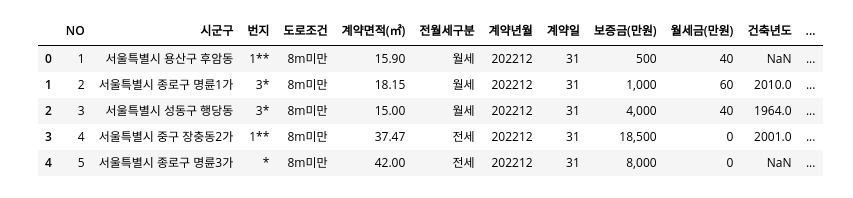
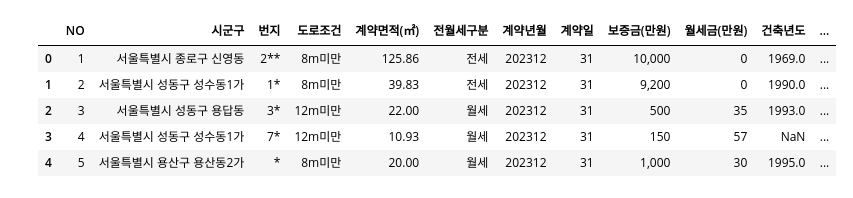
Before and after one commit to skqkrl/SDC_project, a Jupyter notebook: geumhui.ipynb, the cells around one changed output. Saved outputs shown, nothing was run; the diff lists cells and outputs as text; code cells hidden in the pictures.

Commit message:
2025-06-11_단독다가구

```diff
--- a/geumhui.ipynb
+++ b/geumhui.ipynb
@@ -1,12 +1,17 @@
 # %%
 import pandas as pd
 # %%
-df_2021 = pd.read_csv("C:/Users/rmagm/OneDrive/바탕 화면/vscode/서울특별시 단독,다가구 전월세 데이터/단독다가구(전월세)_실거래가_2022년.csv",  encoding='cp949', header=15)
+df_2021 = pd.read_csv("C:/Users/rmagm/OneDrive/바탕 화면/vscode/단독다가구/단독다가구(전월세)_실거래가_2021년.csv",  encoding='cp949', header=15)
+df_2022 = pd.read_csv("C:/Users/rmagm/OneDrive/바탕 화면/vscode/단독다가구/단독다가구(전월세)_실거래가_2022년.csv",  encoding='cp949', header=15)
+df_2023 = pd.read_csv("C:/Users/rmagm/OneDrive/바탕 화면/vscode/단독다가구/단독다가구(전월세)_실거래가_2023년.csv",  encoding='cp949', header=15)
+
 df_2021.head()
+df_2022.head()
+df_2023.head()
 # %% [output]
 |  | NO | 시군구 | 번지 | 도로조건 | 계약면적(㎡) | 전월세구분 | 계약년월 | 계약일 | 보증금(만원) | 월세금(만원) | 건축년도 | ... |
-| 0 | 1 | 서울특별시 용산구 후암동 | 1** | 8m미만 | 15.90 | 월세 | 202212 | 31 | 500 | 40 | NaN | ... |
-| 1 | 2 | 서울특별시 종로구 명륜1가 | 3* | 8m미만 | 18.15 | 월세 | 202212 | 31 | 1,000 | 60 | 2010.0 | ... |
-| 2 | 3 | 서울특별시 성동구 행당동 | 3* | 8m미만 | 15.00 | 월세 | 202212 | 31 | 4,000 | 40 | 1964.0 | ... |
-| 3 | 4 | 서울특별시 중구 장충동2가 | 1** | 8m미만 | 37.47 | 전세 | 202212 | 31 | 18,500 | 0 | 2001.0 | ... |
-| 4 | 5 | 서울특별시 종로구 명륜3가 | * | 8m미만 | 42.00 | 전세 | 202212 | 31 | 8,000 | 0 | NaN | ... |
+| 0 | 1 | 서울특별시 종로구 신영동 | 2** | 8m미만 | 125.86 | 전세 | 202312 | 31 | 10,000 | 0 | 1969.0 | ... |
+| 1 | 2 | 서울특별시 성동구 성수동1가 | 1* | 8m미만 | 39.83 | 전세 | 202312 | 31 | 9,200 | 0 | 1990.0 | ... |
+| 2 | 3 | 서울특별시 성동구 용답동 | 3* | 12m미만 | 22.00 | 월세 | 202312 | 31 | 500 | 35 | 1993.0 | ... |
+| 3 | 4 | 서울특별시 성동구 성수동1가 | 7* | 12m미만 | 10.93 | 월세 | 202312 | 31 | 150 | 57 | NaN | ... |
+| 4 | 5 | 서울특별시 용산구 용산동2가 | * | 8m미만 | 20.00 | 월세 | 202312 | 31 | 1,000 | 30 | 1995.0 | ... |
```
Also changed, not shown: parts of 23 cells of this notebook.
